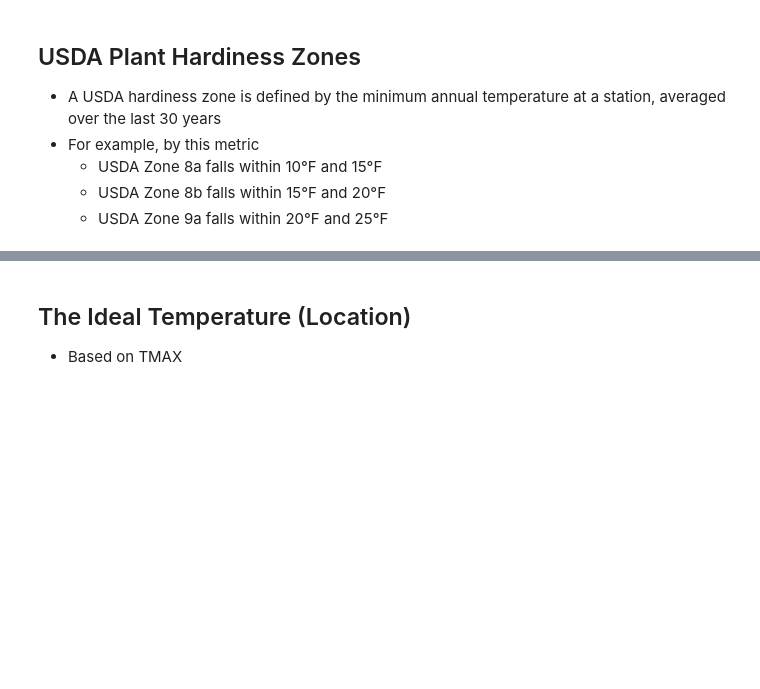
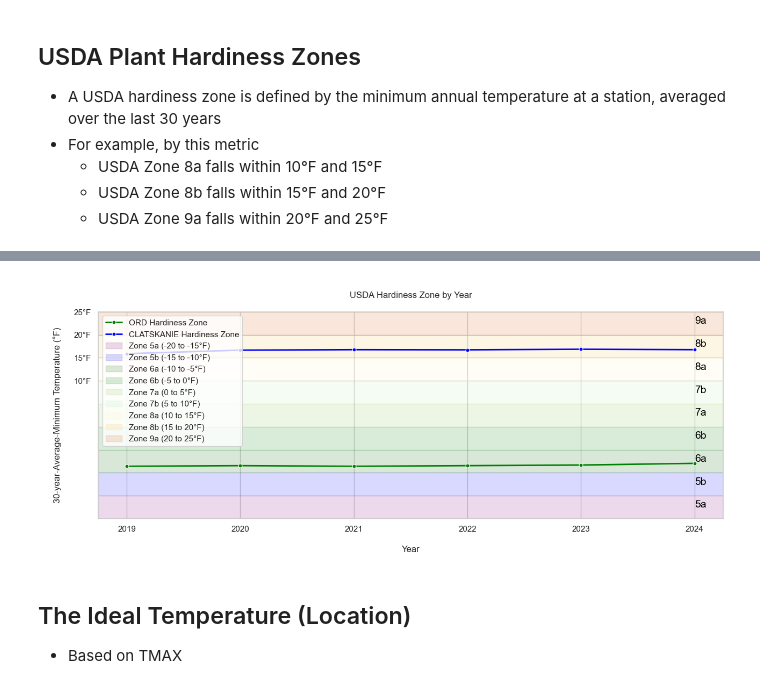
Before and after one commit to wpbSabi/weather_python, a Jupyter notebook: notebooks/compare_temperature.ipynb, the cells around one changed output, grey strips where cells are left out. Saved outputs shown, nothing was run; the diff lists cells and outputs as text; code cells hidden in the pictures; blank space fills up the shorter version.

```diff
--- a/notebooks/compare_temperature.ipynb
+++ b/notebooks/compare_temperature.ipynb
@@ -194,6 +260,6 @@ plt.show()
 # This makes for better storytelling
 
 # Make the wide format long, for the seaborn lineplot
-usdahz = tmin.melt(id_vars='year', value_vars=['Clatskanie Hardiness Zone', 'PDX Hardiness Zone'],
+usdahz = tmin.melt(id_vars='year', value_vars=[tmin.columns[3], tmin.columns[4]],
                       var_name='station', value_name='USDA Hardiness Zone').dropna()
 usdahz
@@ -200,41 +282,54 @@ usdahz
 # %%
 # THIS FAILED TO RUN WITH THE CHICAGO DATA --> AND TOOK MORE THAN A MINUTE
 sns.set_theme(style="whitegrid")
 plt.figure(figsize=(15,5))
 p = sns.lineplot(data=usdahz,
              x='year',
              y='USDA Hardiness Zone',
              hue='station',
              palette=['green', 'blue'],
              marker='o',
              markersize=5,
              linewidth=2,
              style='station',
              dashes=False,
                 )
 
 # Superimpose colored bands for USDA zones
 # https://colorbrewer2.org/#type=sequential&scheme=YlOrBr&n=3
-p.axhspan(10, 15, color='#b7efb2', alpha=0.15, label='Zone 7b (5-10°F)')
-p.axhspan(10, 15, color='#fff7bc', alpha=0.15, label='Zone 8a (10-15°F)')
-p.axhspan(15, 20, color='#fec44f', alpha=0.15, label='Zone 8b (15-20°F)')
-p.axhspan(20, 25, color='#d95f0e', alpha=0.15, label='Zone 9a (20-25°F)')
+p.axhspan(-20, -15, color='purple', alpha=0.15, label='Zone 5a (-20 to -15°F)')
+p.axhspan(-15, -10, color='blue', alpha=0.15, label='Zone 5b (-15 to -10°F)')
+p.axhspan(-10, -5, color='#006400', alpha=0.15, label='Zone 6a (-10 to -5°F)')
+p.axhspan(-5, 0, color='green', alpha=0.15, label='Zone 6b (-5 to 0°F)')
+p.axhspan(0, 5, color='#8bc34a', alpha=0.15, label='Zone 7a (0 to 5°F)')
+p.axhspan(5, 10, color='#b7efb2', alpha=0.15, label='Zone 7b (5 to 10°F)')
+p.axhspan(10, 15, color='#fff7bc', alpha=0.15, label='Zone 8a (10 to 15°F)')
+p.axhspan(15, 20, color='#fec44f', alpha=0.15, label='Zone 8b (15 to 20°F)')
+p.axhspan(20, 25, color='#d95f0e', alpha=0.15, label='Zone 9a (20 to 25°F)')
 
 # Add zone labels
-p.text(x=2021, y=13, s='8a', color='black', fontsize=14, va='center')
-p.text(2021, 18, '8b', color='black', fontsize=14, va='center')
-p.text(2021, 23, '9a', color='black', fontsize=14, va='center')
+year_label = 2024
+p.text(x=year_label, y=-17, s='5a', color='black', fontsize=14, va='center')
+p.text(x=year_label, y=-12, s='5b', color='black', fontsize=14, va='center')
+p.text(x=year_label, y=-7, s='6a', color='black', fontsize=14, va='center')
+p.text(x=year_label, y=-2, s='6b', color='black', fontsize=14, va='center')
+p.text(x=year_label, y=3, s='7a', color='black', fontsize=14, va='center')
+p.text(x=year_label, y=8, s='7b', color='black', fontsize=14, va='center')
+p.text(x=year_label, y=13, s='8a', color='black', fontsize=14, va='center')
+p.text(year_label, 18, '8b', color='black', fontsize=14, va='center')
+p.text(year_label, 23, '9a', color='black', fontsize=14, va='center')
 
 plt.title('\nUSDA Hardiness Zone by Year\n')
-plt.ylim(10, 25)
-# label the y-axes for every interval of 1
-p.set_yticks(np.arange(10, 26, 1))
-p.set_yticklabels(['10°F', '11°F', '12°F', '13°F', '14°F', '15°F', '16°F', '17°F', '18°F', '19°F', '20°F', '21°F', '22°F', '23°F', '24°F', '25°F'])
+plt.ylim(-20, 25)
+p.set_yticks(np.arange(10, 26, 5))
+p.set_yticklabels(['10°F', '15°F', '20°F', '25°F'])
 p.set_xlabel("\nYear", fontsize=12, rotation=0)
 p.set_ylabel("\n30-year-Average-Minimum Temperature (°F)\n", fontsize=12, rotation=90)
 
 plt.legend(loc='upper left')
 plt.show()
+# %% [output]
+[figure, added]
 # %% [markdown]
 ## The Ideal Temperature (Location)
 * Based on TMAX
```
Also changed, not shown: parts of 15 cells of this notebook.
